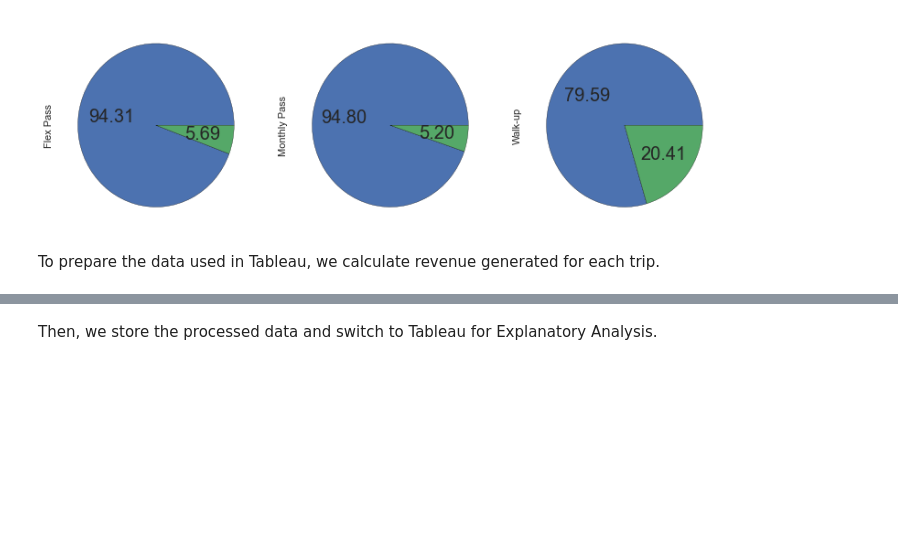
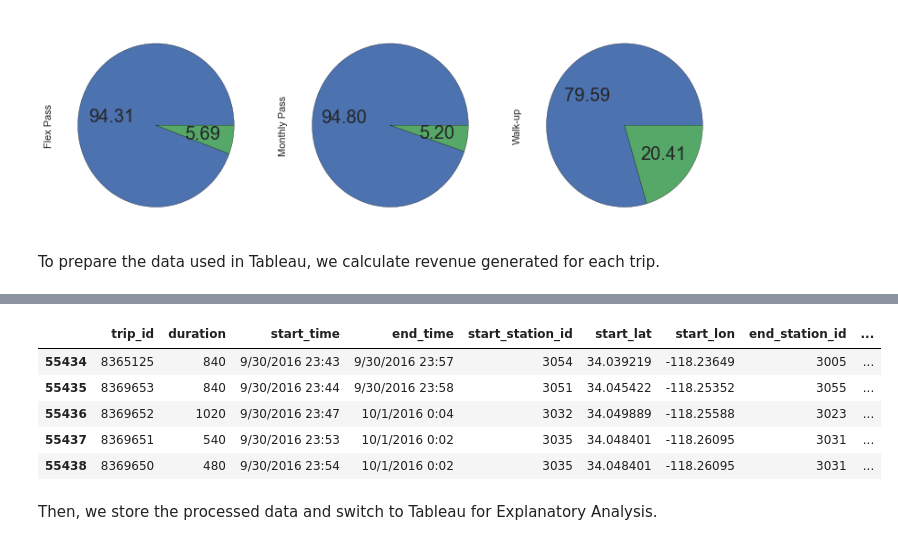
Before and after one commit to vitid/LAMetroBikeShare, a Jupyter notebook: analyze.ipynb, the cells around one changed output, grey strips where cells are left out. Drawn from its saved outputs; the diff is of its cells as text; code cells hidden in the pictures; blank space fills up the shorter version.

```diff
--- a/analyze.ipynb
+++ b/analyze.ipynb
@@ -153,3 +225,12 @@ trip_data[6:7]
+# %%
+trip_data.tail()
+# %% [output]
+|  | trip_id | duration | start_time | end_time | start_station_id | start_lat | start_lon | end_station_id | ... |
+| 55434 | 8365125 | 840 | 9/30/2016 23:43 | 9/30/2016 23:57 | 3054 | 34.039219 | -118.23649 | 3005 | ... |
+| 55435 | 8369653 | 840 | 9/30/2016 23:44 | 9/30/2016 23:58 | 3051 | 34.045422 | -118.25352 | 3055 | ... |
+| 55436 | 8369652 | 1020 | 9/30/2016 23:47 | 10/1/2016 0:04 | 3032 | 34.049889 | -118.25588 | 3023 | ... |
+| 55437 | 8369651 | 540 | 9/30/2016 23:53 | 10/1/2016 0:02 | 3035 | 34.048401 | -118.26095 | 3031 | ... |
+| 55438 | 8369650 | 480 | 9/30/2016 23:54 | 10/1/2016 0:02 | 3035 | 34.048401 | -118.26095 | 3031 | ... |
 # %% [markdown]
 Then, we store the processed data and switch to Tableau for Explanatory Analysis.
 # %%
```
Also changed, not shown: parts of 17 cells of this notebook, 2 other files.
